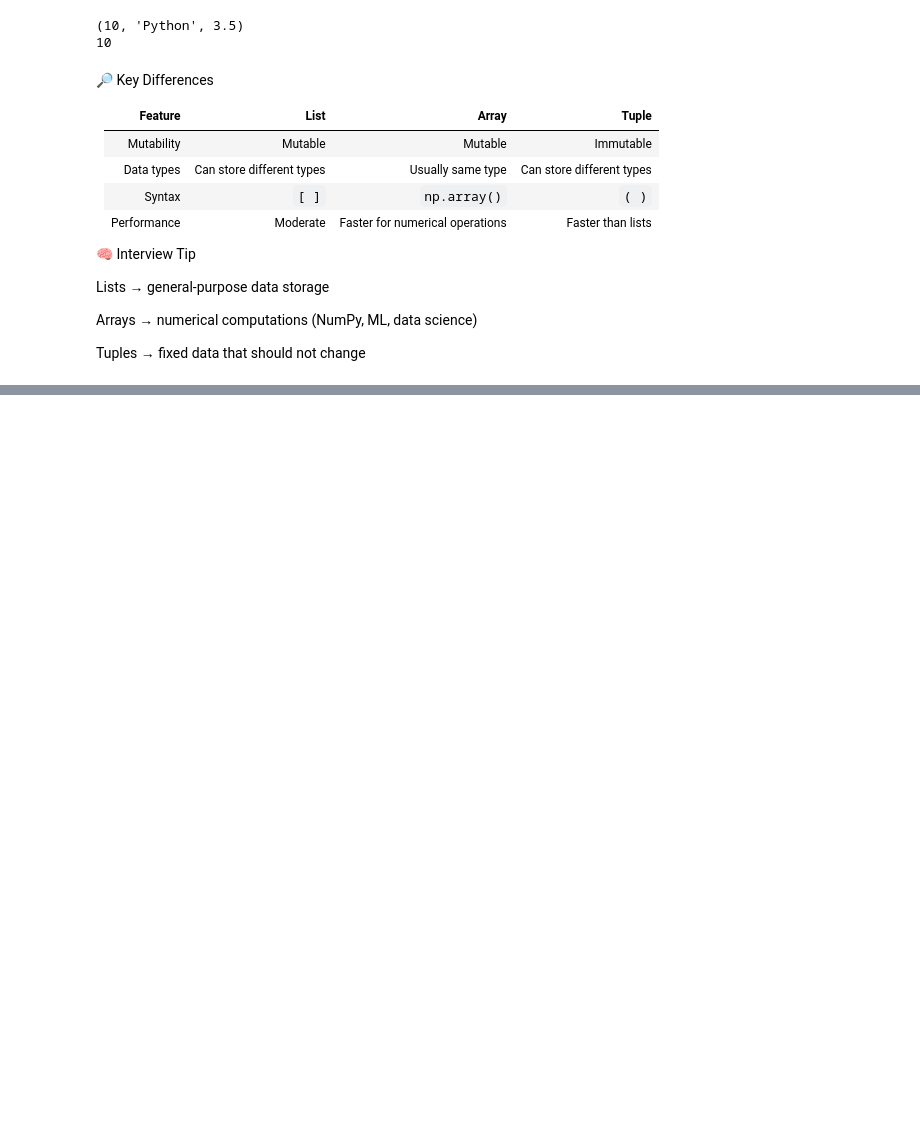
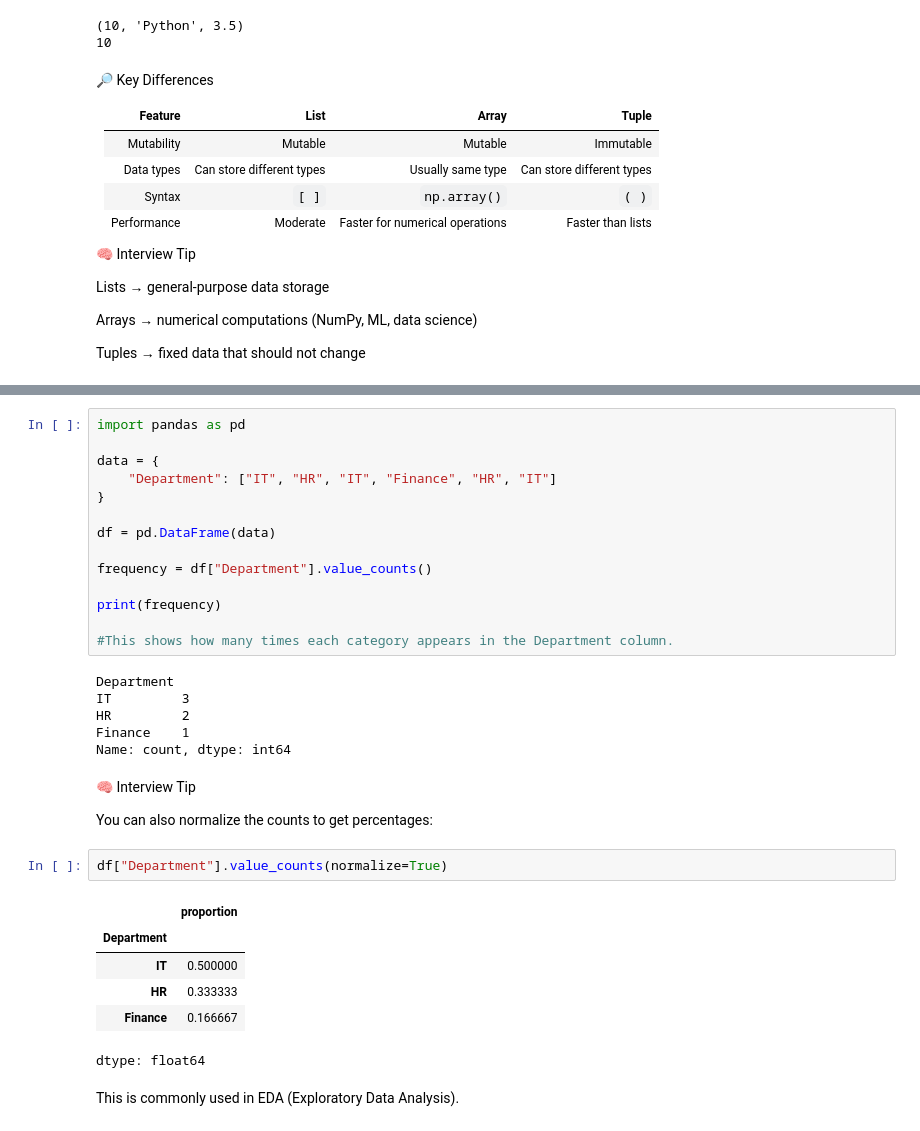
Before and after one commit to Gitstrong3333/Data-Science-Interview, a Jupyter notebook: MachineLearning_Interview_Questions.ipynb, the cells around one changed output, grey strips where cells are left out. Saved outputs shown, nothing was run; the diff lists cells and outputs as text; blank space fills up the shorter version.

```diff
--- a/MachineLearning_Interview_Questions.ipynb
+++ b/MachineLearning_Interview_Questions.ipynb
@@ -770,0 +914,35 @@ Tuples → fixed data that should not change
+# %%
+import pandas as pd
+
+data = {
+    "Department": ["IT", "HR", "IT", "Finance", "HR", "IT"]
+}
+
+df = pd.DataFrame(data)
+
+frequency = df["Department"].value_counts()
+
+print(frequency)
+
+#This shows how many times each category appears in the Department column.
+# %% [output]
+Department
+IT         3
+HR         2
+Finance    1
+Name: count, dtype: int64
+# %% [markdown]
+🧠 Interview Tip
+
+You can also normalize the counts to get percentages:
+# %%
+df["Department"].value_counts(normalize=True)
+# %% [output]
+|  | proportion |
+| Department |  |
+| IT | 0.500000 |
+| HR | 0.333333 |
+| Finance | 0.166667 |
+dtype: float64
+# %% [markdown]
+This is commonly used in EDA (Exploratory Data Analysis).
```
Also changed, not shown: parts of 18 cells of this notebook.
